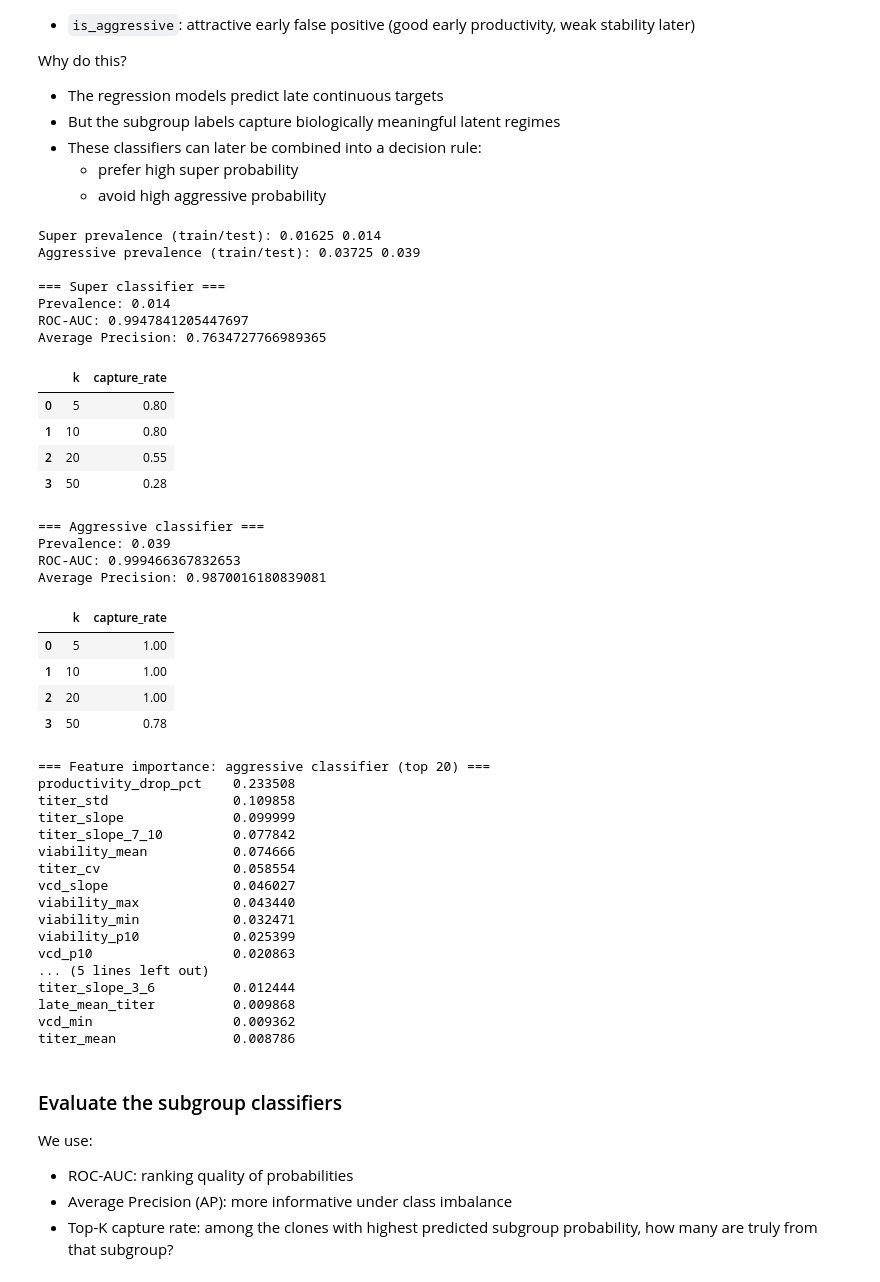
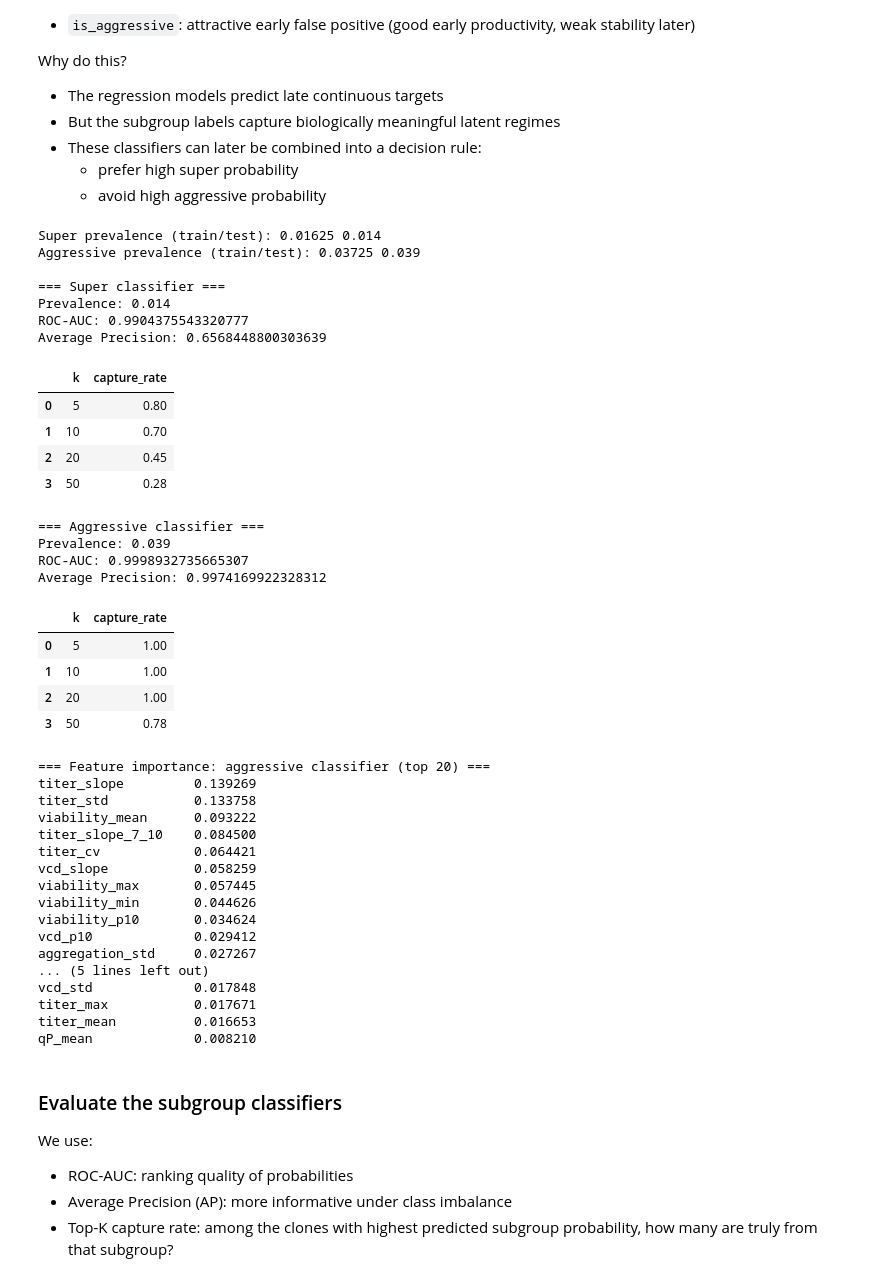
Before and after one commit to Sanghee-L/CLD_ML_PIPELINE, a Jupyter notebook: notebooks/03b_multitarget_models.ipynb, the cells around one changed output. Cells and saved outputs as stored; diff of their text form; code cells hidden in the pictures.

```diff
--- a/notebooks/03b_multitarget_models.ipynb
+++ b/notebooks/03b_multitarget_models.ipynb
@@ -127,8 +127,15 @@ classification_target = "stable_label_30pct"
 df = df.sort_values("clone_id").reset_index(drop=True)
 clone_ids = df["clone_id"].copy()
 
-# exclude clone_id + target columns from features
-drop_cols = ["clone_id"] + regression_targets + [classification_target]
+# defensive removal of legacy / leakage-prone columns
+legacy_leak_cols = [
+    "productivity_drop_pct",   # old (v1) stability target
+    "late_mean_titer",         # old (v1) productivity target
+    "late_mean_vcd",           # old (v1) late-stage summary
+]
+
+# exclude clone_id + current target columns + legacy leak columns from features
+drop_cols = ["clone_id"] + regression_targets + [classification_target] + legacy_leak_cols
 X = df.drop(columns=drop_cols, errors="ignore").copy()
 
 # numeric imputation only
@@ -142,6 +149,7 @@ y_agg = df["late_mean_aggregation"].copy().clip(lower=0.0, upper=100.0)
 # classification target
 y_stable = df[classification_target].copy().astype(int)
 
+print("Dropped from X:", [c for c in drop_cols if c in df.columns])
 print("X shape:", X.shape)
 print("Regression targets:", y_drop.shape, y_prod.shape, y_agg.shape)
 print("Stable classifier target:", y_stable.shape)
@@ -266,10 +275,10 @@ Why do this?
 # --------------------------------------------------
 
 LATENT_PATH = Path(f"../data/synthetic/raw/clone_latent_truths_5000_{scenario}.csv")
-lat = pd.read_csv(LATENT_PATH)[["clone_id", "is_super", "is_aggressive"]]
+lat_labels = pd.read_csv(LATENT_PATH)[["clone_id", "is_super", "is_aggressive"]]
 
 # Align labels to the same clone order as df / X
-label_df = df[["clone_id"]].merge(lat, on="clone_id", how="left")
+label_df = df[["clone_id"]].merge(lat_labels, on="clone_id", how="left")
 label_df[["is_super", "is_aggressive"]] = (
     label_df[["is_super", "is_aggressive"]].fillna(0).astype(int)
 )
@@ -351,42 +360,42 @@ super_capture = None
 aggr_capture = None
 
 # Super classifier
 rf_super, pred_super_prob = safe_fit_predict_proba(
     X_train, y_super_train, X_test, label_name="is_super"
 )
 
 # Aggressive classifier
 rf_aggr, pred_aggr_prob = safe_fit_predict_proba(
     X_train, y_aggr_train, X_test, label_name="is_aggressive"
 )
 
 # Evaluate only if classifier actually trained
 if rf_super is not None:
     super_capture = eval_binary_clf("Super classifier", y_super_test, pred_super_prob)
 else:
     print("\n[INFO] Super classifier skipped.")
 
 if rf_aggr is not None:
     aggr_capture = eval_binary_clf("Aggressive classifier", y_aggr_test, pred_aggr_prob)
 else:
     print("\n[INFO] Aggressive classifier skipped.")
 # %% [output]
 Super prevalence (train/test): 0.01625 0.014
 Aggressive prevalence (train/test): 0.03725 0.039
 
 === Super classifier ===
 Prevalence: 0.014
-ROC-AUC: 0.9947841205447697
-Average Precision: 0.7634727766989365
+ROC-AUC: 0.9904375543320777
+Average Precision: 0.6568448800303639
 |  | k | capture_rate |
 | 0 | 5 | 0.80 |
-| 1 | 10 | 0.80 |
-| 2 | 20 | 0.55 |
+| 1 | 10 | 0.70 |
+| 2 | 20 | 0.45 |
 | 3 | 50 | 0.28 |
 === Aggressive classifier ===
 Prevalence: 0.039
-ROC-AUC: 0.999466367832653
-Average Precision: 0.9870016180839081
+ROC-AUC: 0.9998932735665307
+Average Precision: 0.9974169922328312
 |  | k | capture_rate |
 | 0 | 5 | 1.00 |
 | 1 | 10 | 1.00 |
@@ -401,22 +410,22 @@ else:
     print("Aggressive classifier not trained.")
 # %% [output]
 === Feature importance: aggressive classifier (top 20) ===
-productivity_drop_pct    0.233508
-titer_std                0.109858
-titer_slope              0.099999
-titer_slope_7_10         0.077842
-viability_mean           0.074666
-titer_cv                 0.058554
-vcd_slope                0.046027
-viability_max            0.043440
-viability_min            0.032471
-viability_p10            0.025399
-vcd_p10                  0.020863
+titer_slope         0.139269
+titer_std           0.133758
+viability_mean      0.093222
+titer_slope_7_10    0.084500
+titer_cv            0.064421
+vcd_slope           0.058259
+viability_max       0.057445
+viability_min       0.044626
+viability_p10       0.034624
+vcd_p10             0.029412
+aggregation_std     0.027267
 ... (5 lines left out)
-titer_slope_3_6          0.012444
-late_mean_titer          0.009868
-vcd_min                  0.009362
-titer_mean               0.008786
+vcd_std             0.017848
+titer_max           0.017671
+titer_mean          0.016653
+qP_mean             0.008210
 # %% [markdown]
 ### Evaluate the subgroup classifiers
 
```
Also changed, not shown: parts of 31 cells of this notebook, 1 other file.
